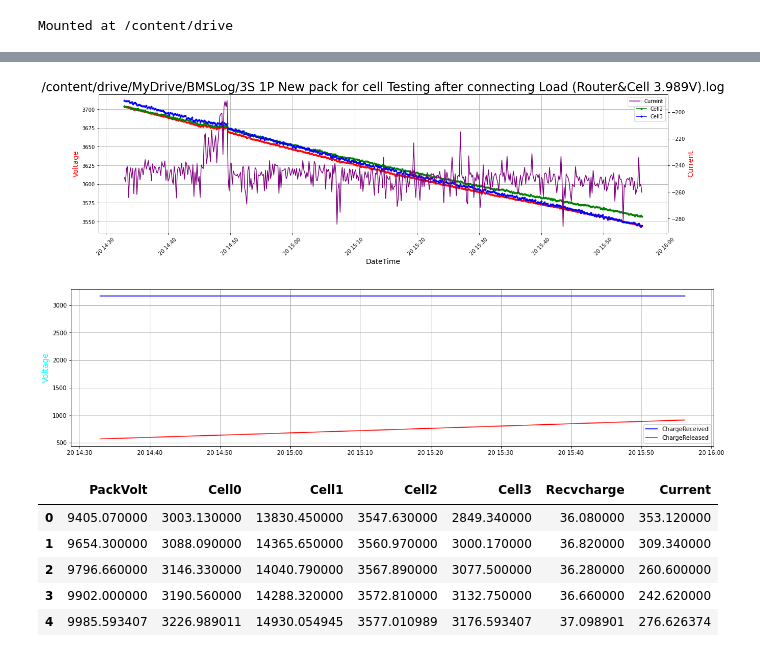
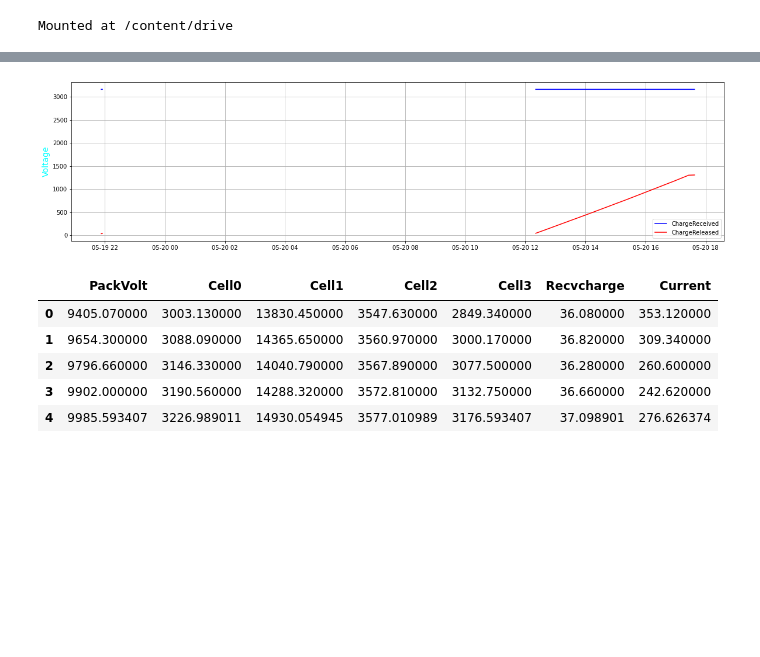
Before and after one commit to priyasathish13/https-classroom.github.com-a-sjC9IRF1, a Jupyter notebook: Welcome_To_Colaboratory.ipynb, the cells around one changed output, grey strips where cells are left out. Drawn from its saved outputs; the diff is of its cells as text; code cells hidden in the pictures; blank space fills up the shorter version.

Commit message:
Added Bokeh Chart and removed the Matplotlib Plotting

```diff
--- a/Welcome_To_Colaboratory.ipynb
+++ b/Welcome_To_Colaboratory.ipynb
@@ -185,40 +159,15 @@ CellData1=CellData1.resample('10S').mean()
 
 
 #Specify the Range of values to plot from the data (Row number ":" for all records, "start:end" - Display start row to end row )
-CellData1=CellData1[6000:6500]
+CellData1=CellData1[:]
 
 
 print(CellData1)
 
 import numpy as np
 import matplotlib.pyplot as plt1
-# create figure and axis objects with subplots()
-fig,ax1 = plt1.subplots(sharex=True, figsize=(20,5))
-# make a plot
 
-ax1.plot(CellData1.index, CellData1.Cell0, color="red", label='Cell0',marker=".",lw=1)
-ax1.plot(CellData1.index, CellData1.Cell2, color="green", label='Cell2', marker=".")
-ax1.plot(CellData1.index, CellData1.Cell3, color="blue", label='Cell3',marker=".")
-# set x-axis label
-ax1.set_xlabel("DateTime",fontsize=14)
-#ax1.set_xticklabels(ax1.get_xticks(), rotation = 45)
-#Rotating the Xlabel Scale value by 90 degree
-plt1.xticks(rotation = 45)
-
-# set y-axis label
-ax1.set_ylabel("Voltage",color="red",fontsize=14)
-# twin object for two different y-axis on the sample plot
-ax2=ax1.twinx()
-# make a plot with different y-axis using second axis object
-ax2.plot(CellData1.index, CellData1.Current, color="purple",label='Current', marker="")
-ax2.set_ylabel("Current",color="red",fontsize=14)
-
-# Adding legend, which helps us recognize the curve according to it's color ( Include the label="Cell0 " inside ax1.plot)
-ax1.legend()
-ax2.legend()
-ax1.grid()
-plt1.title(fileName, fontsize=24)
-plt1.show()
+#Removed the matplotlib based ploting and added Bokeh chart for easy analysing of the data.
 
 #Code for plotting Charge Received and Released from the data received.
 fig,ax3 = plt1.subplots(figsize=(20,5))
@@ -228,5 +177,27 @@ ax3.set_ylabel("Voltage",color="Cyan",fontsize=14)
 ax3.legend()
 ax3.grid()
 
+from bokeh.plotting import figure, show
+from bokeh.io import output_notebook
+from bokeh.models import LinearAxis, Range1d
+
+
+# Call once to configure Bokeh to display plots inline in the notebook.
+output_notebook()
+p=figure(plot_width=1200,plot_height=400,x_axis_type='datetime')
+p.line(CellData1.index, CellData1.Cell0,line_color="red",legend_label=CellData1.Cell0.name)
+p.line(CellData1.index, CellData1.Cell2,line_color='blue',legend_label=CellData1.Cell2.name)
+p.line(CellData1.index, CellData1.Cell3,line_color='black',legend_label=CellData1.Cell3.name)
+p.yaxis.axis_label = 'Voltage'
+
+p.extra_y_ranges={"Current":Range1d(start=CellData1.Current.min(), end=CellData1.Current.max())}
+p.add_layout(LinearAxis(y_range_name="Current", axis_label="Current"), 'right')
+p.line(CellData1.index, CellData1.Current,y_range_name="Current",line_color='purple',legend_label=CellData1.Current.name)
+p.legend.location="top_left"
+p.xaxis.axis_label = 'DateTime'
+p.title=fileName
+#p.extra_y_ranges.axis_label = 'Current'
+
+show(p)
 #CellData1=CellData1.groupby(np.arange(len(CellData1))//2).mean() #Averaging and forming new data frame.
 # %% [output]
@@ -263,5 +237,4 @@ dtype: object
-[figure, old version]
+[figure, new version]
-[figure, removed]
 # %%
 CellData1.groupby(np.arange(len(CellData1))//100).mean()
 # %% [output]
```
Also changed, not shown: parts of 3 cells of this notebook.
